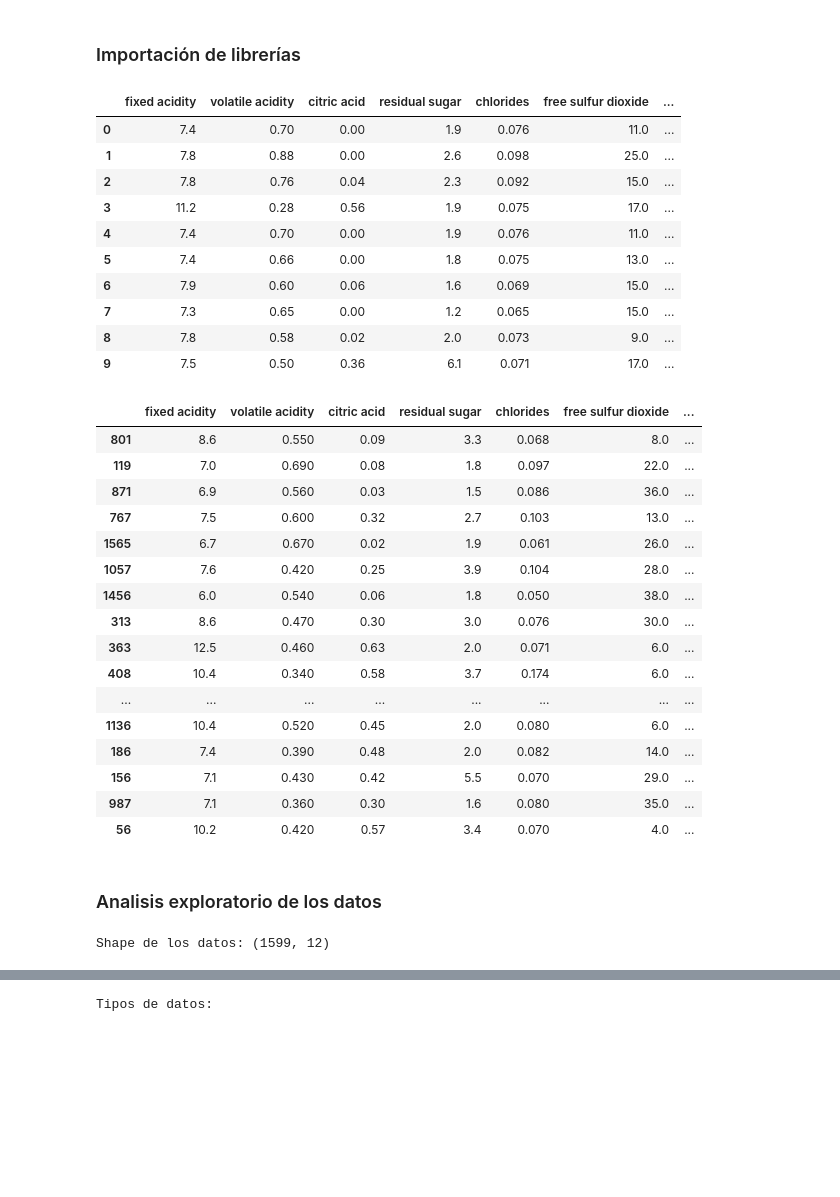
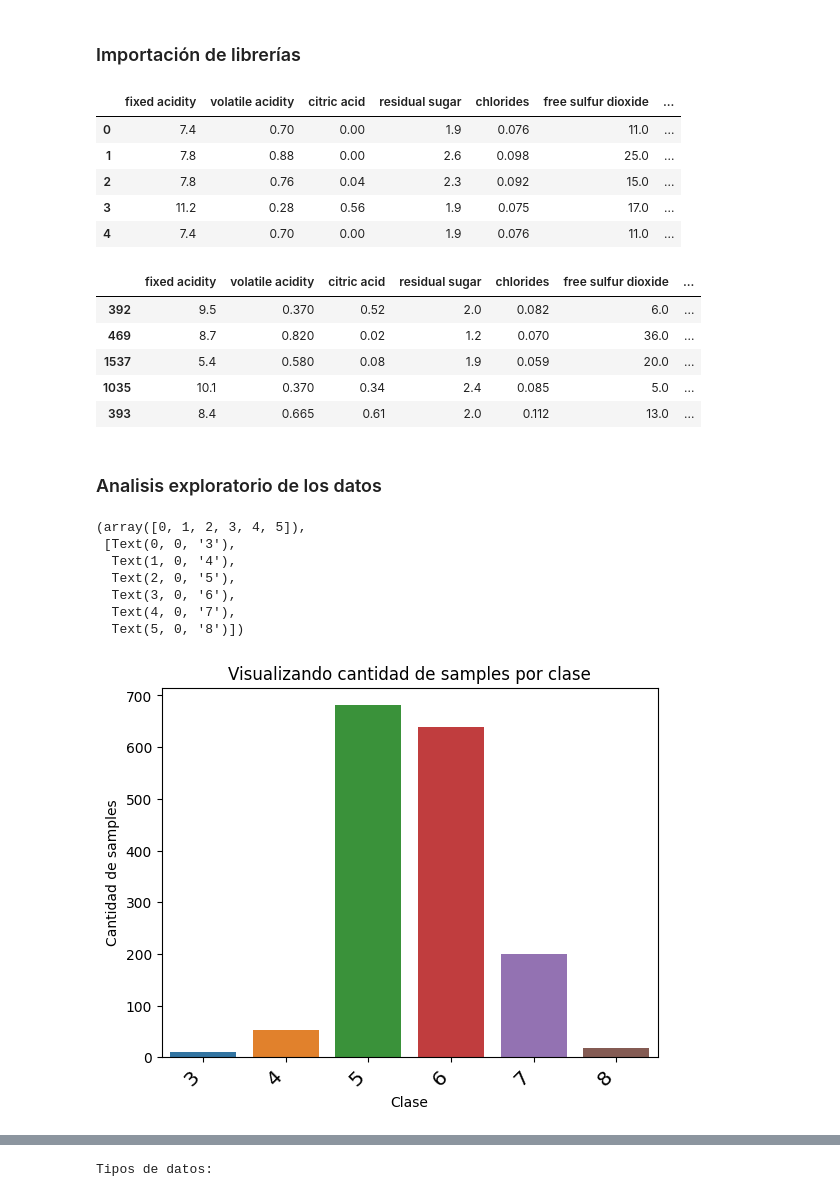
Before and after one commit to kevcangas/wine_classifier, a Jupyter notebook: notebook.ipynb, the cells around one changed output, grey strips where cells are left out. Cells and saved outputs as stored; diff of their text form; code cells hidden in the pictures; blank space fills up the shorter version.

```diff
--- a/notebook.ipynb
+++ b/notebook.ipynb
@@ -9,7 +10,7 @@ import seaborn as sns
 df = pd.read_csv(r"winequality-red.csv", sep=";")
 # %%
 #Verificación del dataset
-df.head(10)
+df.head()
 # %% [output]
 |  | fixed acidity | volatile acidity | citric acid | residual sugar | chlorides | free sulfur dioxide | ... |
 | 0 | 7.4 | 0.70 | 0.00 | 1.9 | 0.076 | 11.0 | ... |
@@ -17,35 +18,14 @@ df.head(10)
 | 2 | 7.8 | 0.76 | 0.04 | 2.3 | 0.092 | 15.0 | ... |
 | 3 | 11.2 | 0.28 | 0.56 | 1.9 | 0.075 | 17.0 | ... |
 | 4 | 7.4 | 0.70 | 0.00 | 1.9 | 0.076 | 11.0 | ... |
-| 5 | 7.4 | 0.66 | 0.00 | 1.8 | 0.075 | 13.0 | ... |
-| 6 | 7.9 | 0.60 | 0.06 | 1.6 | 0.069 | 15.0 | ... |
-| 7 | 7.3 | 0.65 | 0.00 | 1.2 | 0.065 | 15.0 | ... |
-| 8 | 7.8 | 0.58 | 0.02 | 2.0 | 0.073 | 9.0 | ... |
-| 9 | 7.5 | 0.50 | 0.36 | 6.1 | 0.071 | 17.0 | ... |
 # %%
-df.sample(20)
+df.sample(5)
 # %% [output]
 |  | fixed acidity | volatile acidity | citric acid | residual sugar | chlorides | free sulfur dioxide | ... |
-| 801 | 8.6 | 0.550 | 0.09 | 3.3 | 0.068 | 8.0 | ... |
-| 119 | 7.0 | 0.690 | 0.08 | 1.8 | 0.097 | 22.0 | ... |
-| 871 | 6.9 | 0.560 | 0.03 | 1.5 | 0.086 | 36.0 | ... |
-| 767 | 7.5 | 0.600 | 0.32 | 2.7 | 0.103 | 13.0 | ... |
-| 1565 | 6.7 | 0.670 | 0.02 | 1.9 | 0.061 | 26.0 | ... |
-| 1057 | 7.6 | 0.420 | 0.25 | 3.9 | 0.104 | 28.0 | ... |
-| 1456 | 6.0 | 0.540 | 0.06 | 1.8 | 0.050 | 38.0 | ... |
-| 313 | 8.6 | 0.470 | 0.30 | 3.0 | 0.076 | 30.0 | ... |
-| 363 | 12.5 | 0.460 | 0.63 | 2.0 | 0.071 | 6.0 | ... |
-| 408 | 10.4 | 0.340 | 0.58 | 3.7 | 0.174 | 6.0 | ... |
-| ... | ... | ... | ... | ... | ... | ... | ... |
-| 1136 | 10.4 | 0.520 | 0.45 | 2.0 | 0.080 | 6.0 | ... |
-| 186 | 7.4 | 0.390 | 0.48 | 2.0 | 0.082 | 14.0 | ... |
-| 156 | 7.1 | 0.430 | 0.42 | 5.5 | 0.070 | 29.0 | ... |
-| 987 | 7.1 | 0.360 | 0.30 | 1.6 | 0.080 | 35.0 | ... |
-| 56 | 10.2 | 0.420 | 0.57 | 3.4 | 0.070 | 4.0 | ... |
+| 392 | 9.5 | 0.370 | 0.52 | 2.0 | 0.082 | 6.0 | ... |
+| 469 | 8.7 | 0.820 | 0.02 | 1.2 | 0.070 | 36.0 | ... |
+| 1537 | 5.4 | 0.580 | 0.08 | 1.9 | 0.059 | 20.0 | ... |
+| 1035 | 10.1 | 0.370 | 0.34 | 2.4 | 0.085 | 5.0 | ... |
+| 393 | 8.4 | 0.665 | 0.61 | 2.0 | 0.112 | 13.0 | ... |
 # %% [markdown]
 ### Analisis exploratorio de los datos
-# %%
-#Visualización del shape
-print(f"Shape de los datos: {df.shape}")
-# %% [output]
-Shape de los datos: (1599, 12)
@@ -51,0 +36,20 @@ Shape de los datos: (1599, 12)
+# %%
+#Visualización de la cantidad de samples por clase
+class_samples = []
+for i in df['quality'].unique().tolist():
+    class_samples.append(df[df['quality']==i].shape[0])
+
+sns.barplot(x = df['quality'].unique().tolist(), y = class_samples)
+plt.ylabel("Cantidad de samples")
+plt.xlabel("Clase")
+plt.title("Visualizando cantidad de samples por clase")
+plt.xticks(rotation=45, horizontalalignment="right", fontweight="light", fontsize="x-large")
+# %% [output]
+(array([0, 1, 2, 3, 4, 5]),
+ [Text(0, 0, '3'),
+  Text(1, 0, '4'),
+  Text(2, 0, '5'),
+  Text(3, 0, '6'),
+  Text(4, 0, '7'),
+  Text(5, 0, '8')])
+[figure, added]
```
Also changed, not shown: parts of 19 cells of this notebook.
